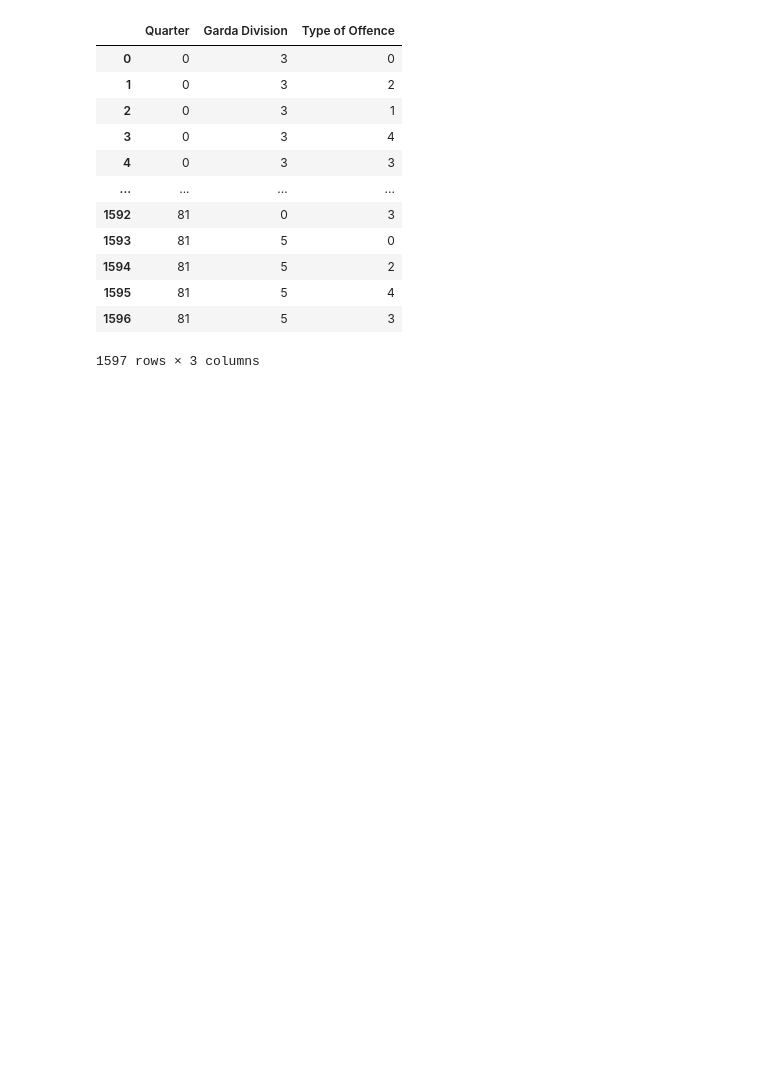
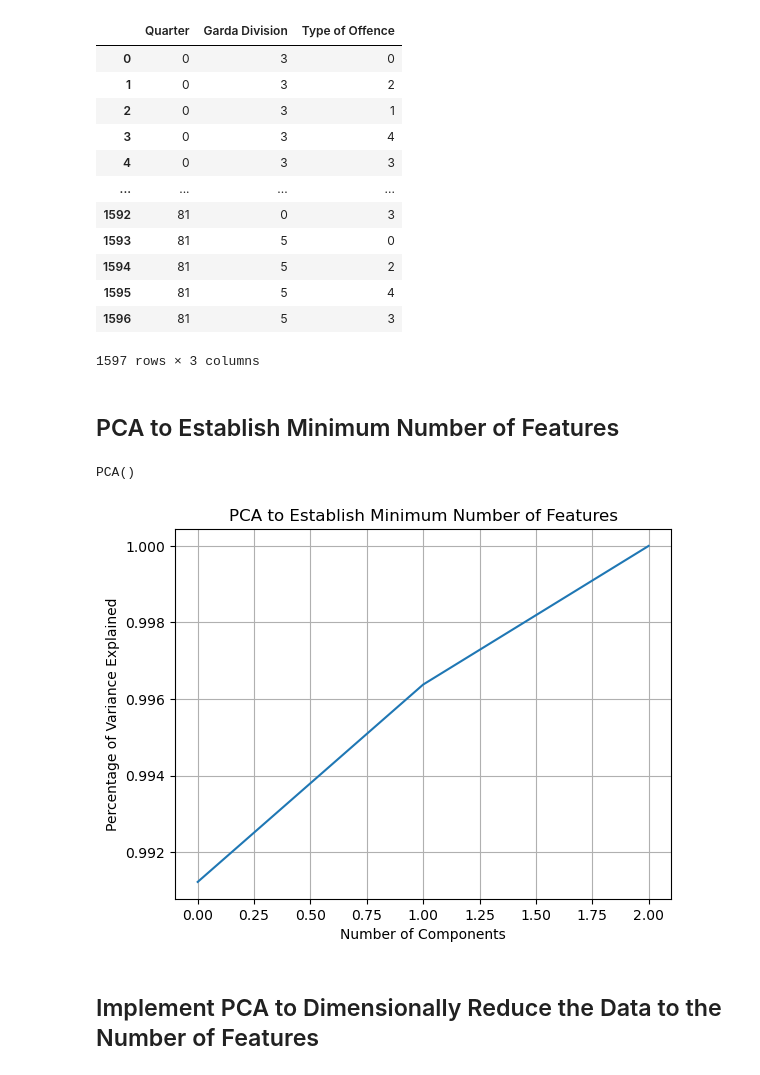
Before and after one commit to richardags-cct-college-dublin/HDIP_ML_CA1_FT, a Jupyter notebook: HDIP_ML_CA1_FT.ipynb, the cells around one changed output. Saved outputs shown, nothing was run; the diff lists cells and outputs as text; code cells hidden in the pictures; blank space fills up the shorter version.

Commit message:
PCA to Establish Minimum Number of Features

```diff
--- a/HDIP_ML_CA1_FT.ipynb
+++ b/HDIP_ML_CA1_FT.ipynb
@@ -341,3 +341,25 @@ features
 | 1595 | 81 | 5 | 4 |
 | 1596 | 81 | 5 | 3 |
 1597 rows × 3 columns
+# %% [markdown]
+## PCA to Establish Minimum Number of Features
+# %%
+from sklearn.decomposition import PCA
+
+pca = PCA()
+pca.fit(features)
+# %% [output]
+PCA()
+# %%
+import matplotlib.pyplot as plt
+import numpy as np
+
+plt.plot(pca.explained_variance_ratio_.cumsum())
+plt.title('PCA to Establish Minimum Number of Features')
+plt.xlabel('Number of Components')
+plt.ylabel('Percentage of Variance Explained');
+plt.grid(True)
+# %% [output]
+[figure, added]
+# %% [markdown]
+## Implement PCA to Dimensionally Reduce the Data to the Number of Features
```
Also changed, not shown: parts of 4 cells of this notebook.
